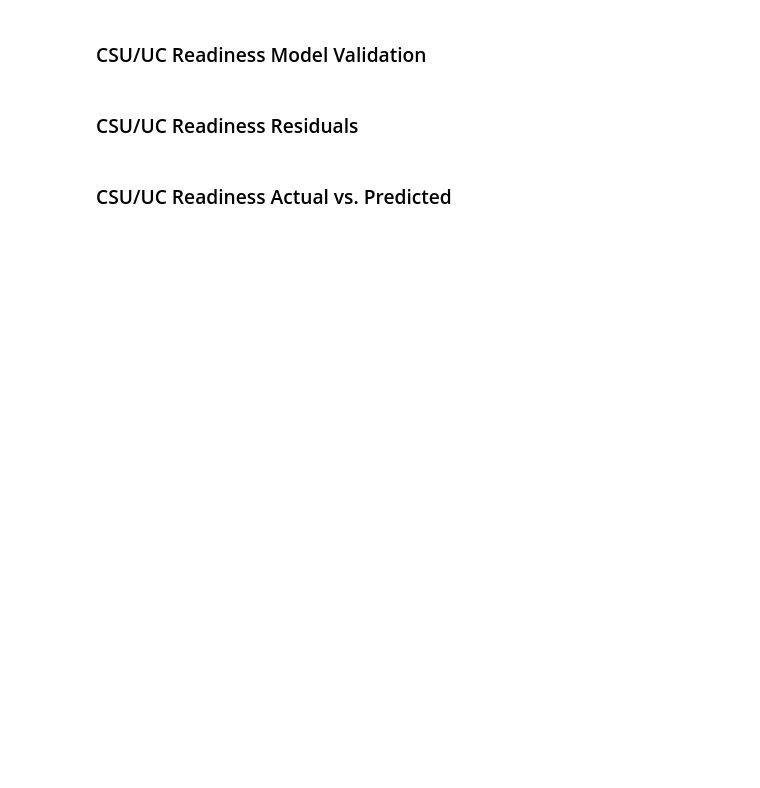
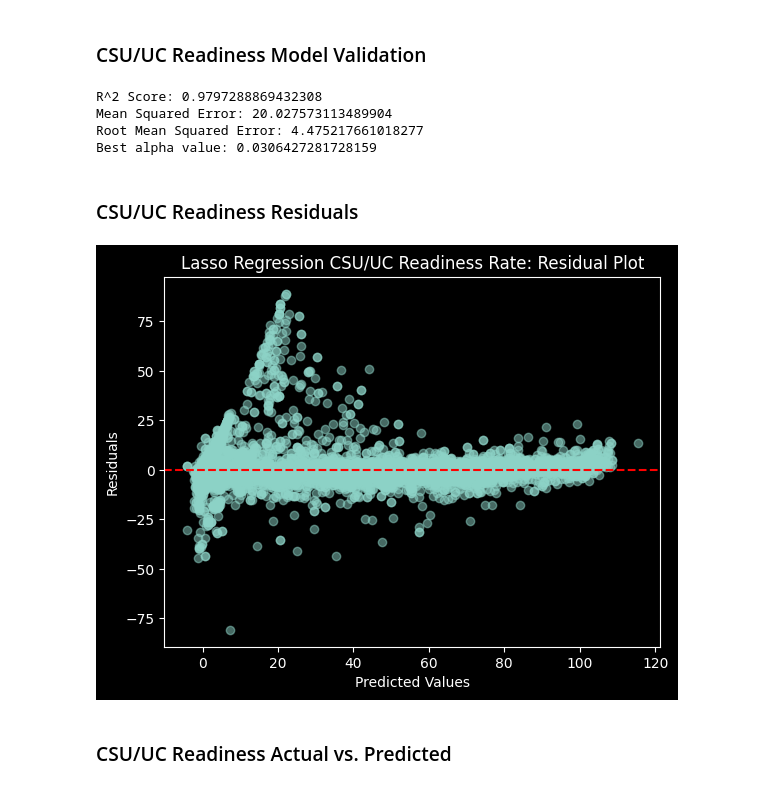
Before and after one commit to PENTASHIFT/DS-Capstone-Project, a Jupyter notebook: modeling/ACGRWide.ipynb, the cells around one changed output. Saved outputs shown, nothing was run; the diff lists cells and outputs as text; code cells hidden in the pictures; blank space fills up the shorter version.

```diff
--- a/modeling/ACGRWide.ipynb
+++ b/modeling/ACGRWide.ipynb
@@ -114,7 +128,7 @@ from sklearn.metrics import mean_squared_error
 from sklearn.model_selection import train_test_split
 
 
-X_train, X_test, y_train, y_test = train_test_split(X, y, test_size=0.2, random_state=42, max)
+X_train, X_test, y_train, y_test = train_test_split(X, y, test_size=0.2, random_state=42)
 
 pipe.fit(X_train, y_train)
 
@@ -167,6 +248,38 @@ plt.show()
 # %% [markdown]
 ### CSU/UC Readiness Model Validation
+# %%
+X_train, X_test, y_train, y_test = train_test_split(X, y, test_size=0.2, random_state=42)
+
+pipe.fit(X_train, y_train)
+
+# Make predictions
+y_pred = pipe.predict(X_test)
+
+# Calculate metrics
+mse = mean_squared_error(y_test, y_pred)
+rmse = np.sqrt(mse)
+r_2 = pipe.score(X_test, y_test)
+
+print(f"R^2 Score: {r_2}")
+print(f"Mean Squared Error: {mse}")
+print(f"Root Mean Squared Error: {rmse}")
+print(f"Best alpha value: {pipe['lasso'].alpha_}")
+# %% [output]
+R^2 Score: 0.9797288869432308
+Mean Squared Error: 20.027573113489904
+Root Mean Squared Error: 4.475217661018277
+Best alpha value: 0.0306427281728159
 # %% [markdown]
 ### CSU/UC Readiness Residuals
+# %%
+# Plot residuals
+plt.scatter(y_pred, residuals, alpha=0.5)
+plt.axhline(y=0, color='r', linestyle='--')
+plt.xlabel("Predicted Values")
+plt.ylabel("Residuals")
+plt.title("Lasso Regression CSU/UC Readiness Rate: Residual Plot")
+plt.show()
+# %% [output]
+[figure, added]
 # %% [markdown]
 ### CSU/UC Readiness Actual vs. Predicted
```
Also changed, not shown: parts of 22 cells of this notebook, 1 other file.
